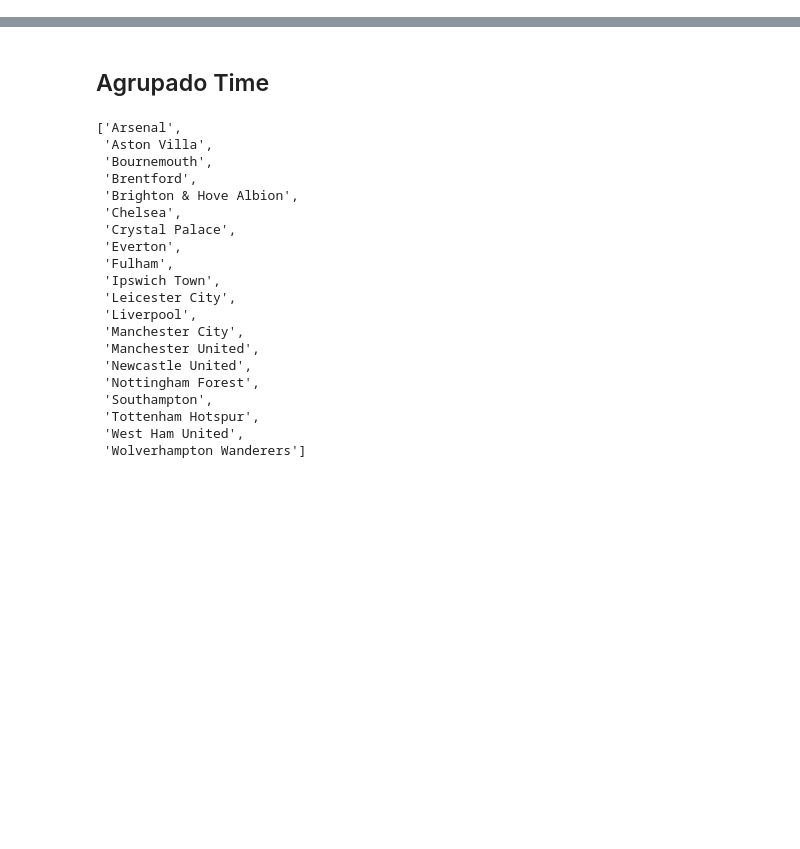
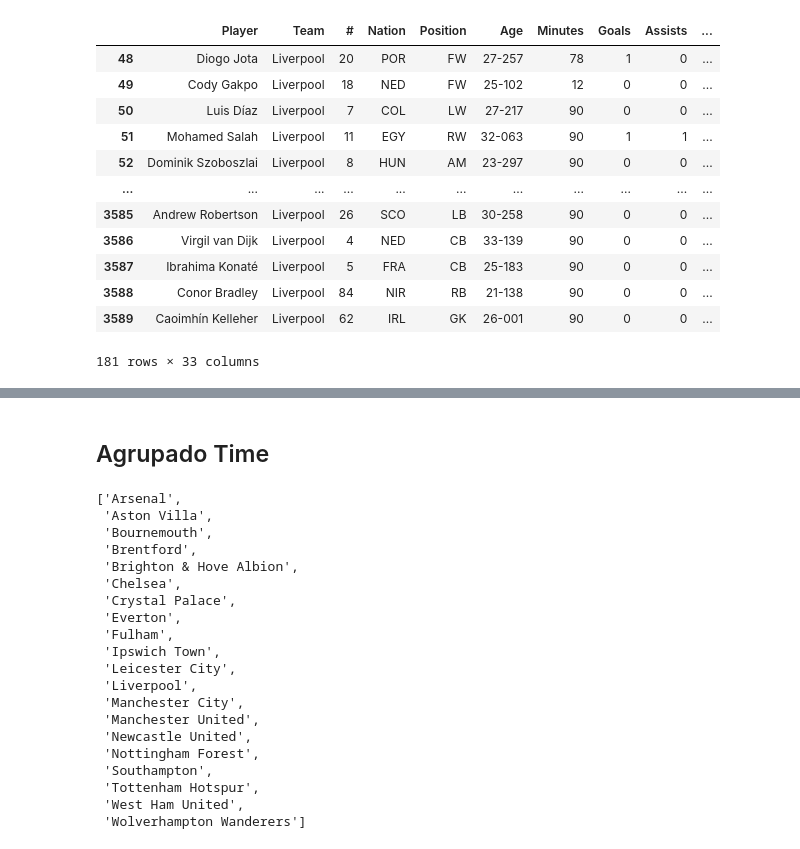
Before and after one commit to eduardopfbp/PremierLeague-PlayerStats, a Jupyter notebook: analiste.ipynb, the cells around one changed output, grey strips where cells are left out. Drawn from its saved outputs; the diff is of its cells as text; code cells hidden in the pictures; blank space fills up the shorter version.

```diff
--- a/analiste.ipynb
+++ b/analiste.ipynb
@@ -17,4 +17,20 @@ db_agrupado_jogador['Média_chute']=round(db_agrupado_jogador['Total_Chutes'] /
 db_agrupado_jogador['Média_chute_Gol']=round(db_agrupado_jogador['Total_Chutes_Gol'] / db_agrupado_jogador['Aparicoes'],2)
 db_agrupado_jogador['Média_gol']=round(db_agrupado_jogador['Total_Gols'] / db_agrupado_jogador['Aparicoes'],2)
 db_agrupado_jogador['Taxa_Chutes_Gol'] = db_agrupado_jogador['Total_Chutes_Gol'] / db_agrupado_jogador['Total_Chutes']
+# %%
+database[database['Team']=='Liverpool']
+# %% [output]
+|  | Player | Team | # | Nation | Position | Age | Minutes | Goals | Assists | ... |
+| 48 | Diogo Jota | Liverpool | 20 | POR | FW | 27-257 | 78 | 1 | 0 | ... |
+| 49 | Cody Gakpo | Liverpool | 18 | NED | FW | 25-102 | 12 | 0 | 0 | ... |
+| 50 | Luis Díaz | Liverpool | 7 | COL | LW | 27-217 | 90 | 0 | 0 | ... |
+| 51 | Mohamed Salah | Liverpool | 11 | EGY | RW | 32-063 | 90 | 1 | 1 | ... |
+| 52 | Dominik Szoboszlai | Liverpool | 8 | HUN | AM | 23-297 | 90 | 0 | 0 | ... |
+| ... | ... | ... | ... | ... | ... | ... | ... | ... | ... | ... |
+| 3585 | Andrew Robertson | Liverpool | 26 | SCO | LB | 30-258 | 90 | 0 | 0 | ... |
+| 3586 | Virgil van Dijk | Liverpool | 4 | NED | CB | 33-139 | 90 | 0 | 0 | ... |
+| 3587 | Ibrahima Konaté | Liverpool | 5 | FRA | CB | 25-183 | 90 | 0 | 0 | ... |
+| 3588 | Conor Bradley | Liverpool | 84 | NIR | RB | 21-138 | 90 | 0 | 0 | ... |
+| 3589 | Caoimhín Kelleher | Liverpool | 62 | IRL | GK | 26-001 | 90 | 0 | 0 | ... |
+181 rows × 33 columns
 # %%
```
Also changed, not shown: parts of 3 cells of this notebook, 7 other files.
